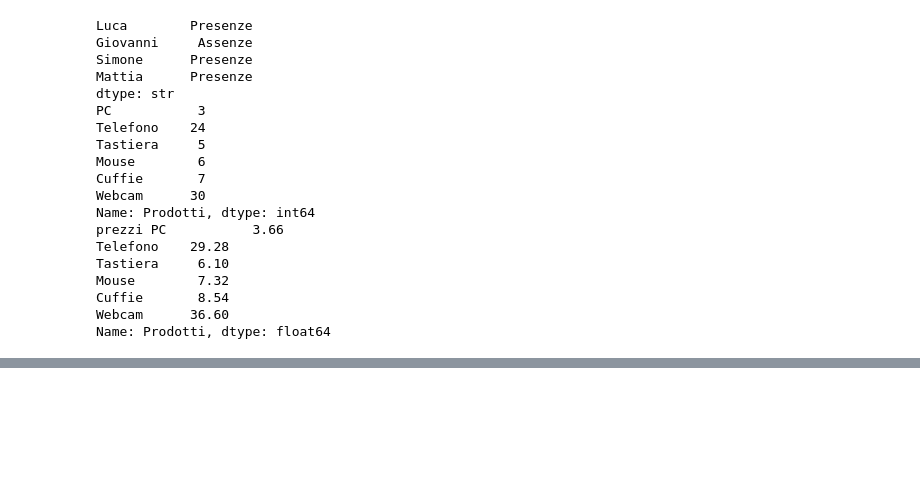
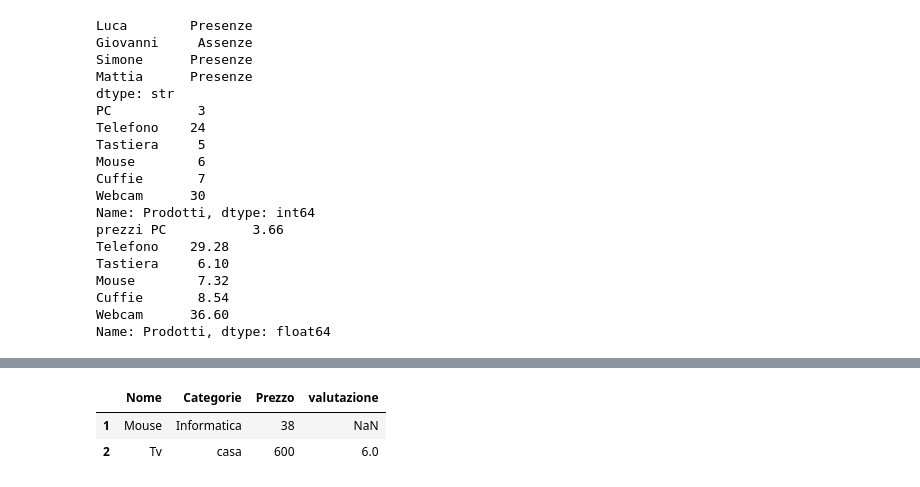
Before and after one commit to MasCorra/ai-specialist-python-lessons, a Jupyter notebook: 11_pandas_series_df/notebook.ipynb, the cells around one changed output, grey strips where cells are left out. Cells and saved outputs as stored; diff of their text form; code cells hidden in the pictures; blank space fills up the shorter version.

```diff
--- a/11_pandas_series_df/notebook.ipynb
+++ b/11_pandas_series_df/notebook.ipynb
@@ -430,0 +521,7 @@ Name: Prodotti, dtype: float64
+# %%
+df_prodotti.head(2)
+df_prodotti.tail(2)
+# %% [output]
+|  | Nome | Categorie | Prezzo | valutazione |
+| 1 | Mouse | Informatica | 38 | NaN |
+| 2 | Tv | casa | 600 | 6.0 |
```
Also changed, not shown: parts of 13 cells of this notebook, 1 other file.
